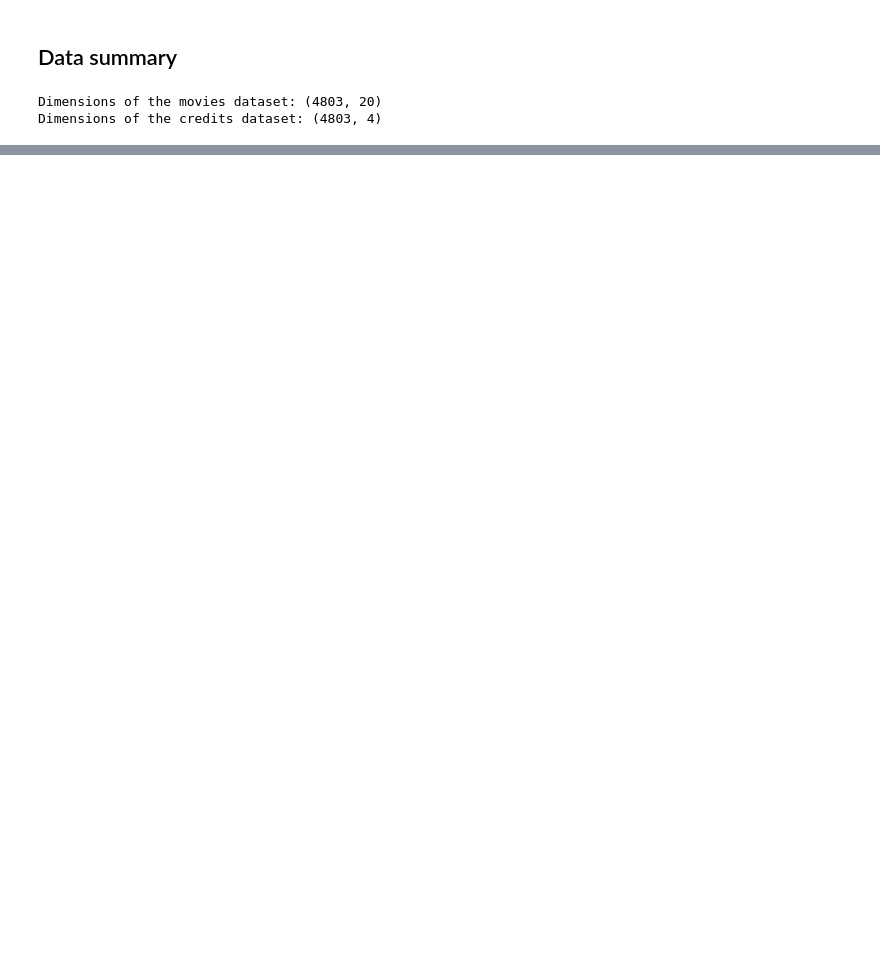
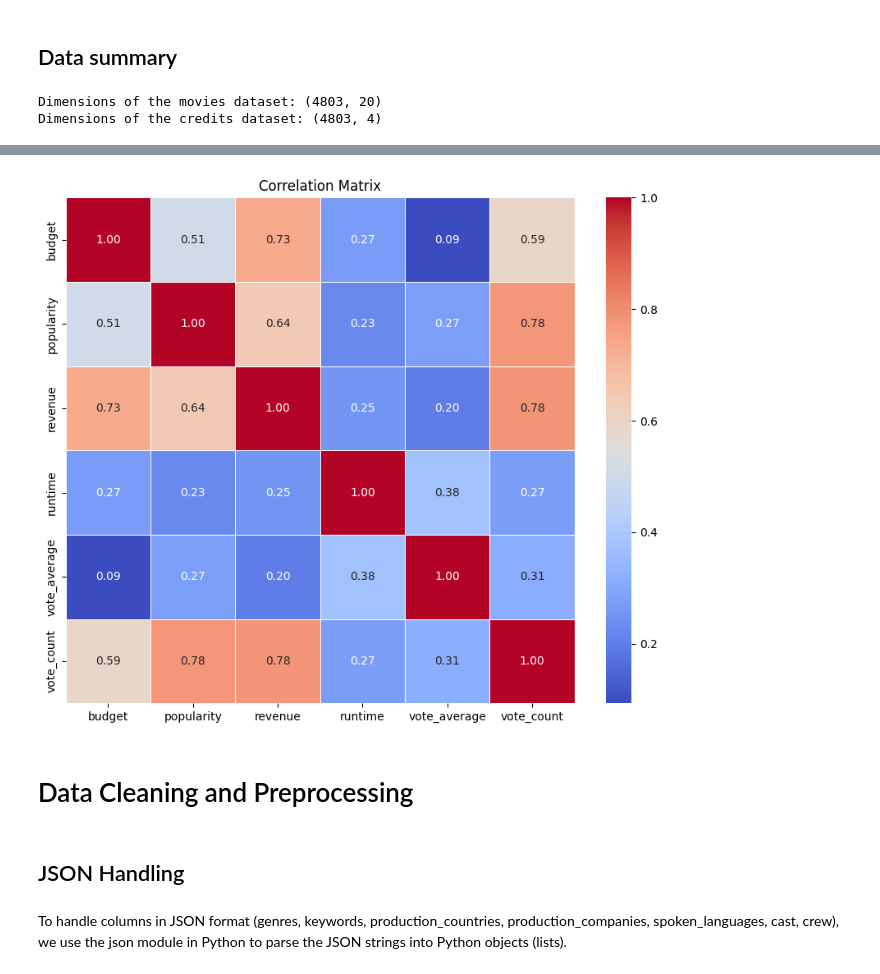
Before and after one commit to FatemehCh97/TMDB-Movie-Analytics-and-Recommendation, a Jupyter notebook: src/TMDB_Insights.ipynb, the cells around one changed output, grey strips where cells are left out. Saved outputs shown, nothing was run; the diff lists cells and outputs as text; code cells hidden in the pictures; blank space fills up the shorter version.

Commit message:
Add Data Cleaning and Preprocessing

```diff
--- a/src/TMDB_Insights.ipynb
+++ b/src/TMDB_Insights.ipynb
@@ -79,0 +108,6 @@ credits_df.head()
+# %%
+# Merge the two datasets on the 'id' and 'movie_id' columns, and 'title' and 'original_title' columns respectively
+merged_df = pd.merge(movies_df, credits_df, left_on=['id', 'title'], right_on=['movie_id', 'title'], how='inner')
+
+# Drop the 'movie_id' column after merging
+merged_df.drop(columns=['movie_id'], inplace=True)
@@ -79,0 +193,21 @@ credits_df.head()
+# %%
+# Select only the numerical columns for correlation analysis
+numerical_columns = merged_df.select_dtypes(include=['float64', 'int64'])
+numerical_columns.drop(columns=['id'], inplace=True)
+
+# Calculate the correlation matrix
+correlation_matrix = numerical_columns.corr()
+
+# Create a heatmap of the correlation matrix
+plt.figure(figsize=(10, 8))
+sns.heatmap(correlation_matrix, annot=True, cmap='coolwarm', fmt=".2f", linewidths=0.5)
+plt.title('Correlation Matrix')
+plt.show()
+# %% [output]
+[figure, added]
+# %% [markdown]
+# Data Cleaning and Preprocessing
+# %% [markdown]
+## JSON Handling
+# %% [markdown]
+To handle columns in JSON format (genres, keywords, production_countries, production_companies, spoken_languages, cast, crew), we use the json module in Python to parse the JSON strings into Python objects (lists).
```
Also changed, not shown: parts of 42 cells of this notebook.
